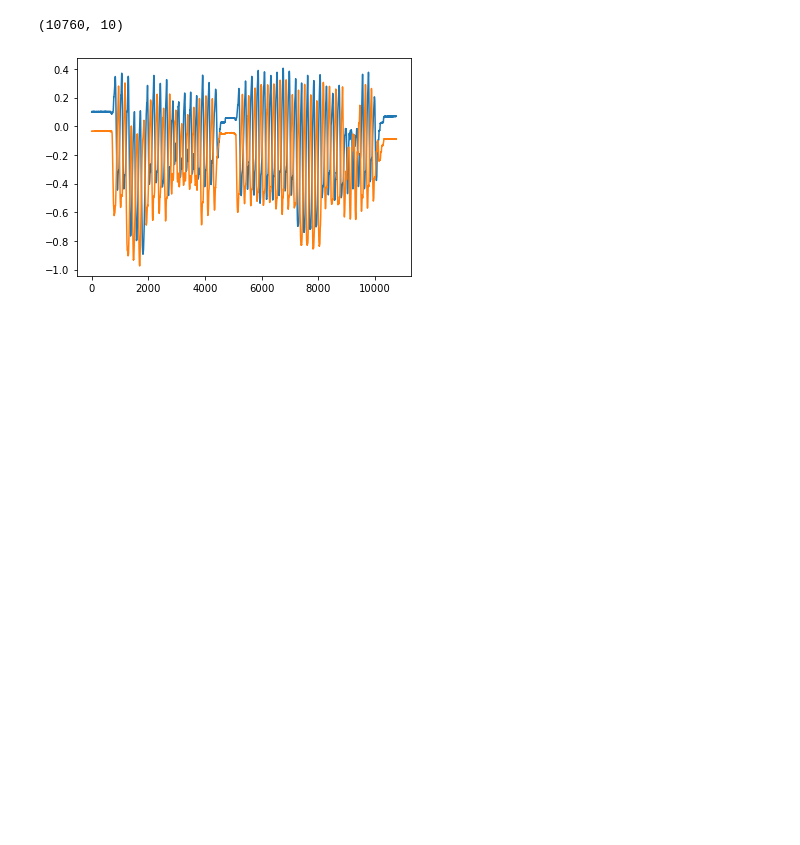
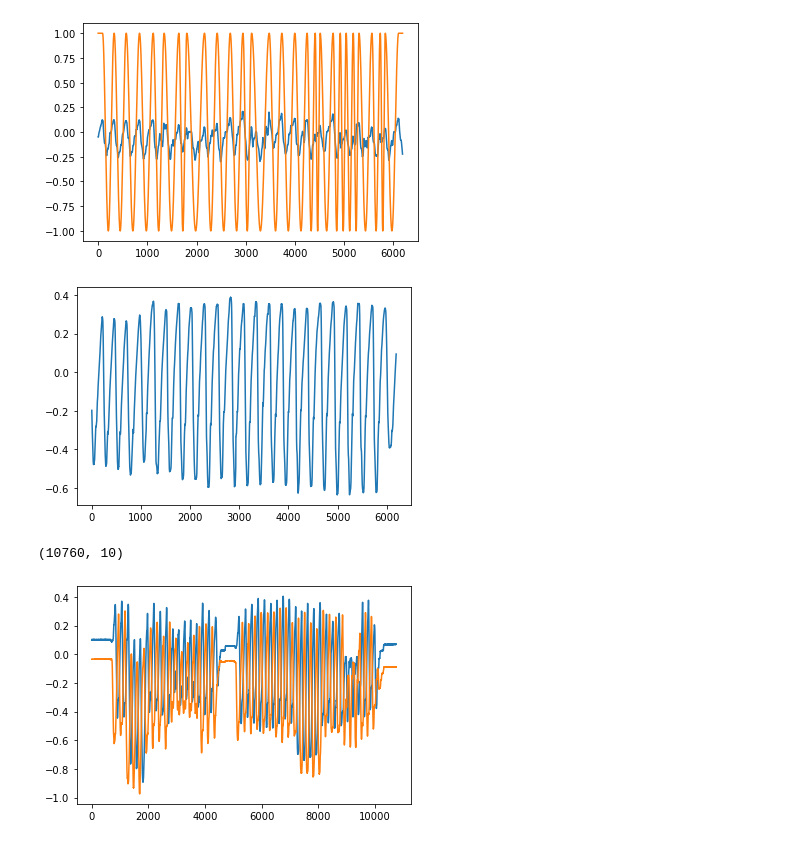
Before and after one commit to inseungkang/HipExo_GaitPhaseEstimation, a Jupyter notebook: Process Data.ipynb, the cells around one changed output. Cells and saved outputs as stored; diff of their text form; code cells hidden in the pictures; blank space fills up the shorter version.

```diff
--- a/Process Data.ipynb
+++ b/Process Data.ipynb
@@ -14,21 +13,23 @@ sensors = ['leftJointPosition', 'rightJointPosition', 'leftJointVelocity',
 # %%
 columns = pd.read_csv('data/columns.txt', header=None)
+columns_list = columns.transpose().values.tolist()[0]
+
+sensors = ['leftJointPosition', 'rightJointPosition', 'leftJointVelocity',
+           'rightJointVelocity', 'imuGyroX', 'imuGyroY', 'imuGyroZ', 'imuAccX',
+           'imuAccY', 'imuAccZ']
 
 mode_pool = ['L0R0', 'L0R1', 'L1R0', 'L1R1', 'L1R2', 'L2R1', 'L2R2', 'L3R0', 'L3R1']
-trial_pool = [1, 2, 3, 4, 5, 6, 7]
+trial_pool = [1, 2, 3, 4, 5, 6, 7, 8, 9, 10]
+data_all = []
 
+data_dir = 'data/'
 for mode in mode_pool:
     for trial in trial_pool:
-        file_path =
-if path.exists(train_path) == 1:
-    for train_read_path in glob.glob(train_path):
-    data = pd.read_csv(train_read_path, header=None)
-
-
-
-
-data1 = pd.read_csv('data/trial_1.txt', sep=" ", header=None)
-data2 = pd.read_csv('data/trial_2.txt', sep=" ", header=None)
-data3 = pd.read_csv('data/trial_3.txt', sep=" ", header=None)
-data4 = pd.read_csv('data/trial_4.txt', sep=" ", header=None)
-data5 = pd.read_csv('data/trial_5.txt', sep=" ", header=None)
+        file_path = data_dir+'log_'+str(mode)+'_'+str(trial)+'.txt'
+        if path.exists(file_path) == 1:
+            for read_path in glob.glob(file_path):
+                data = pd.read_csv(read_path, sep=" ", header=None)
+                data = data.iloc[:,0:15]
+                data.columns = columns_list
+                data = data[sensors]
+                data_all.append(data)
@@ -35,3 +50,13 @@ data5 = pd.read_csv('data/trial_5.txt', sep=" ", header=None)
+# %%
+plt.plot(data_all[30]['leftJointPosition'])
+plt.plot(data_all[30]['leftGaitPhaseX'])
+plt.show()
+
+plt.plot(data_all[30]['rightJointPosition'])
+plt.show()
+# %% [output]
+[figure, added]
+[figure, added]
 # %%
 data_all = [data1, data2, data3, data4, data5]
 columns_list = columns.transpose().values.tolist()[0]
```
Also changed, not shown: parts of 3 cells of this notebook, 1 other file.
